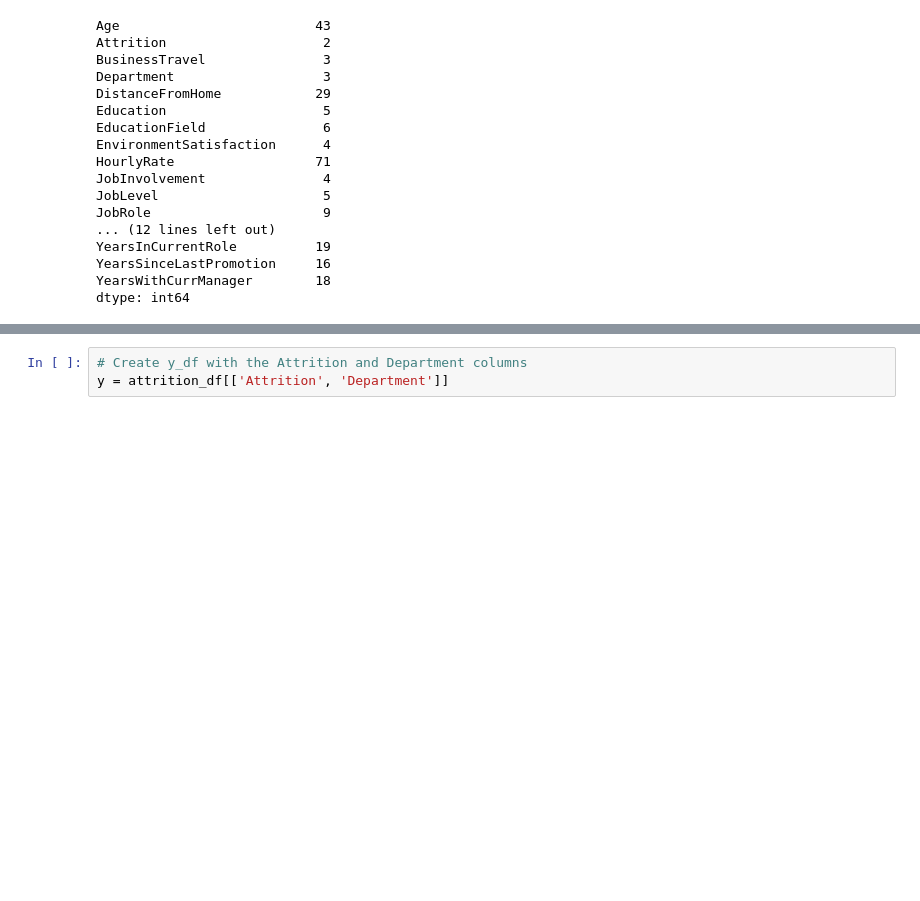
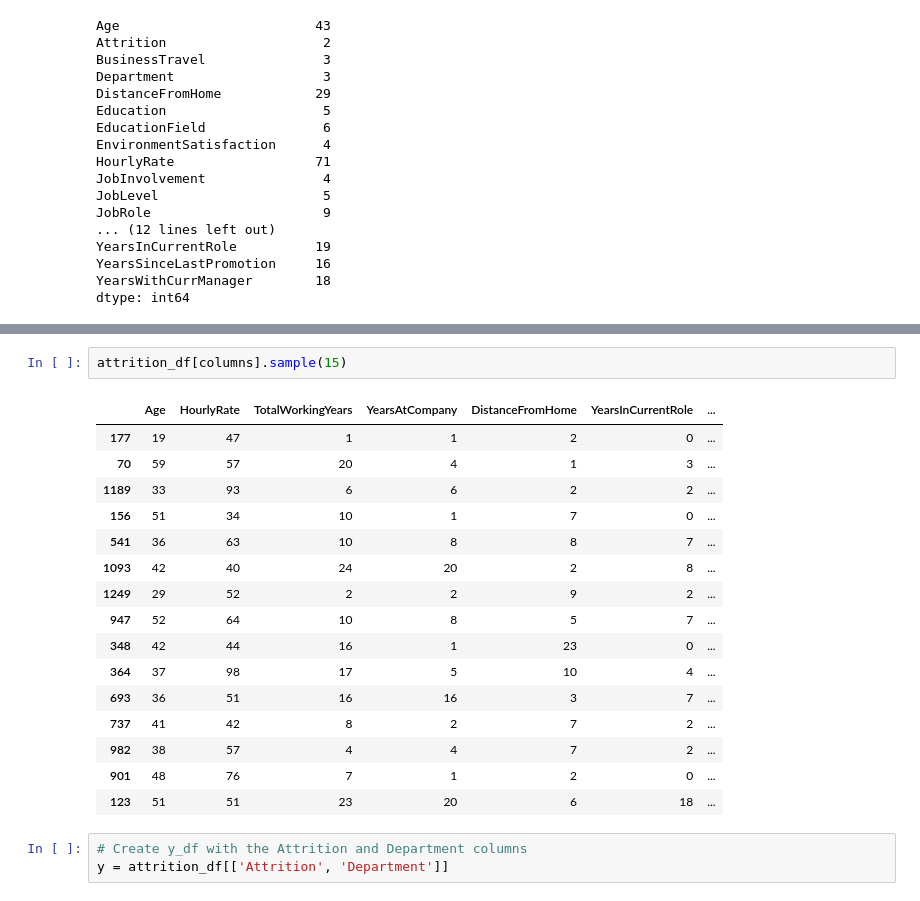
Before and after one commit to jebamania/neural-network-challenge-2, a Jupyter notebook: attrition.ipynb, the cells around one changed output, grey strips where cells are left out. Saved outputs shown, nothing was run; the diff lists cells and outputs as text; blank space fills up the shorter version.

```diff
--- a/attrition.ipynb
+++ b/attrition.ipynb
@@ -79,3 +104,22 @@ dtype: int64
+# %%
+attrition_df[columns].sample(15)
+# %% [output]
+|  | Age | HourlyRate | TotalWorkingYears | YearsAtCompany | DistanceFromHome | YearsInCurrentRole | ... |
+| 177 | 19 | 47 | 1 | 1 | 2 | 0 | ... |
+| 70 | 59 | 57 | 20 | 4 | 1 | 3 | ... |
+| 1189 | 33 | 93 | 6 | 6 | 2 | 2 | ... |
+| 156 | 51 | 34 | 10 | 1 | 7 | 0 | ... |
+| 541 | 36 | 63 | 10 | 8 | 8 | 7 | ... |
+| 1093 | 42 | 40 | 24 | 20 | 2 | 8 | ... |
+| 1249 | 29 | 52 | 2 | 2 | 9 | 2 | ... |
+| 947 | 52 | 64 | 10 | 8 | 5 | 7 | ... |
+| 348 | 42 | 44 | 16 | 1 | 23 | 0 | ... |
+| 364 | 37 | 98 | 17 | 5 | 10 | 4 | ... |
+| 693 | 36 | 51 | 16 | 16 | 3 | 7 | ... |
+| 737 | 41 | 42 | 8 | 2 | 7 | 2 | ... |
+| 982 | 38 | 57 | 4 | 4 | 7 | 2 | ... |
+| 901 | 48 | 76 | 7 | 1 | 2 | 0 | ... |
+| 123 | 51 | 51 | 23 | 20 | 6 | 18 | ... |
 # %%
 # Create y_df with the Attrition and Department columns
 y = attrition_df[['Attrition', 'Department']]
```
Also changed, not shown: parts of 26 cells of this notebook.
